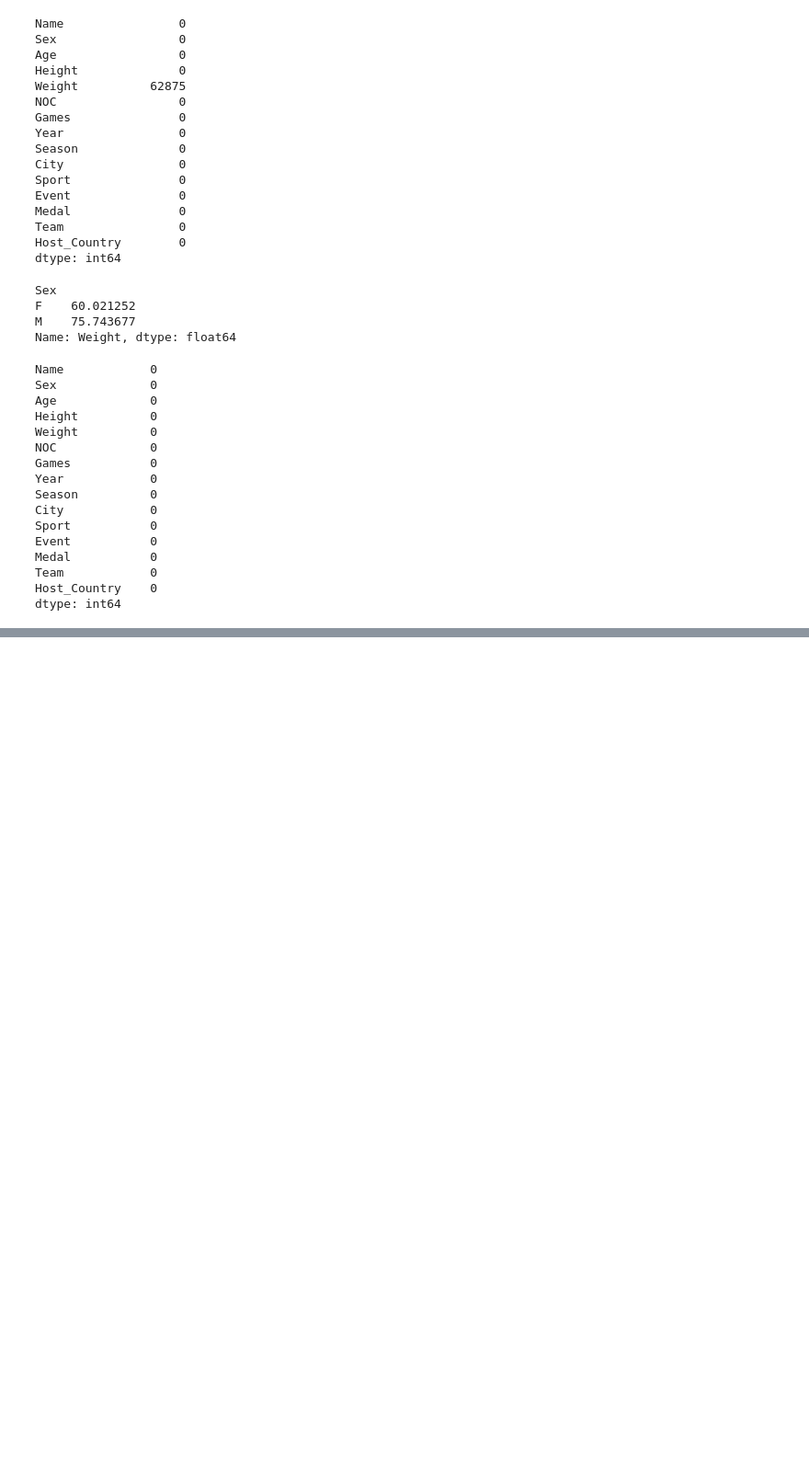
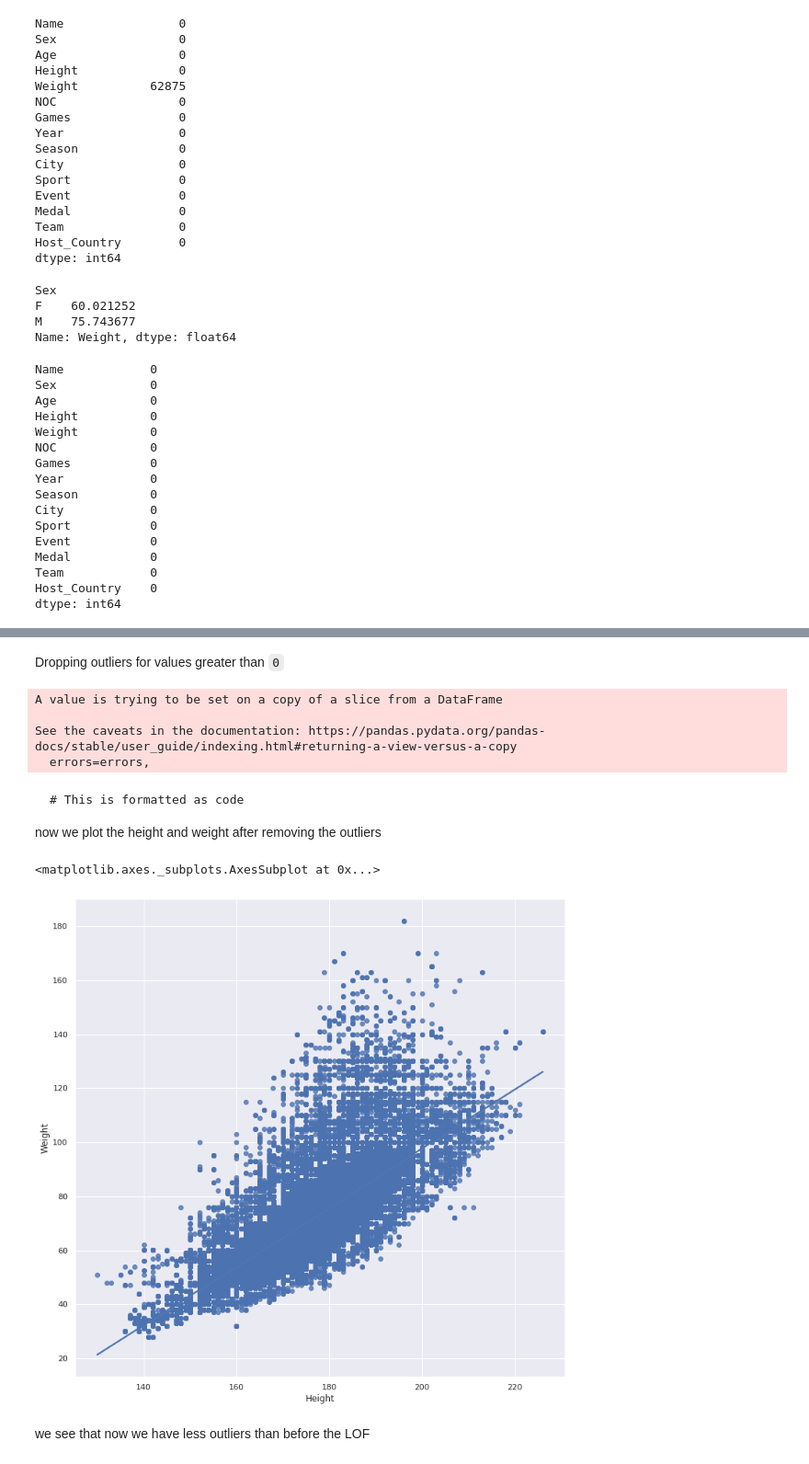
Before and after one commit to CSEN1095-W21/project-u8, a Jupyter notebook: cleaning.ipynb, the cells around one changed output, grey strips where cells are left out. Shown: that part at 92% size. Saved outputs shown, nothing was run; the diff lists cells and outputs as text; code cells hidden in the pictures; blank space fills up the shorter version.

````diff
--- a/cleaning.ipynb
+++ b/cleaning.ipynb
@@ -578,0 +635,2 @@ olympics_merge.head(20)
+# %%
+olympics_merge['outlier']= y_pred
@@ -578,0 +651,27 @@ olympics_merge.head(20)
+# %% [markdown]
+Dropping outliers for values greater than `0`
+# %%
+olympics_merge_outliersDropped = olympics_merge.loc[(olympics_merge["outlier"] > 0)]
+# %%
+olympics_merge_outliersDropped.drop(columns= "outlier",inplace=True)
+# %% [output]
+A value is trying to be set on a copy of a slice from a DataFrame
+
+See the caveats in the documentation: https://pandas.pydata.org/pandas-docs/stable/user_guide/indexing.html#returning-a-view-versus-a-copy
+  errors=errors,
+# %% [markdown]
+
+
+```
+# This is formatted as code
+```
+
+now we plot the height and weight after removing the outliers
+# %%
+plt.figure(figsize=(12,12))
+sns.regplot(olympics_merge_outliersDropped['Height'],olympics_merge_outliersDropped['Weight'])
+# %% [output]
+<matplotlib.axes._subplots.AxesSubplot at 0x...>
+[figure, added]
+# %% [markdown]
+we see that now we have less outliers than before the LOF
````
Also changed, not shown: parts of 17 cells of this notebook.
